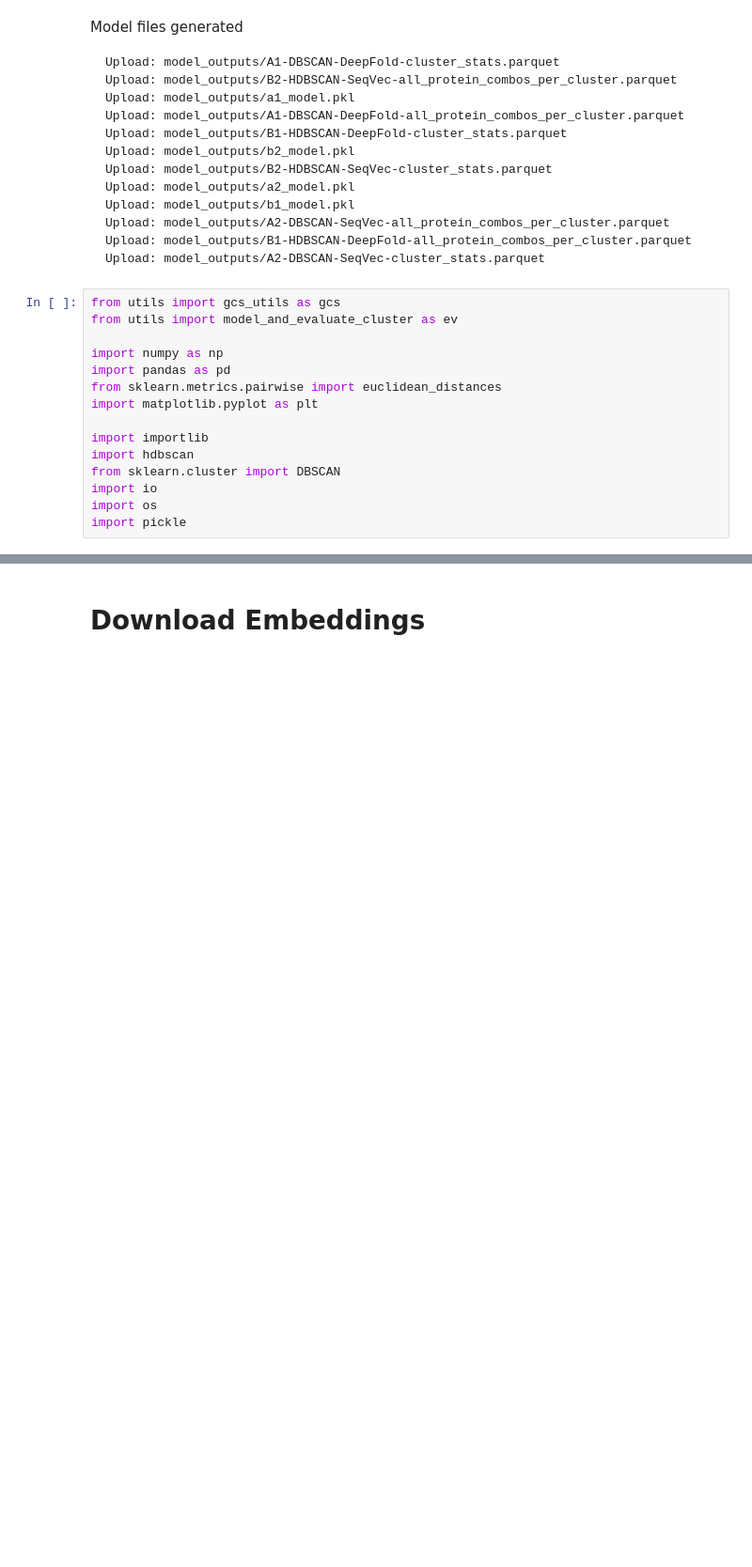
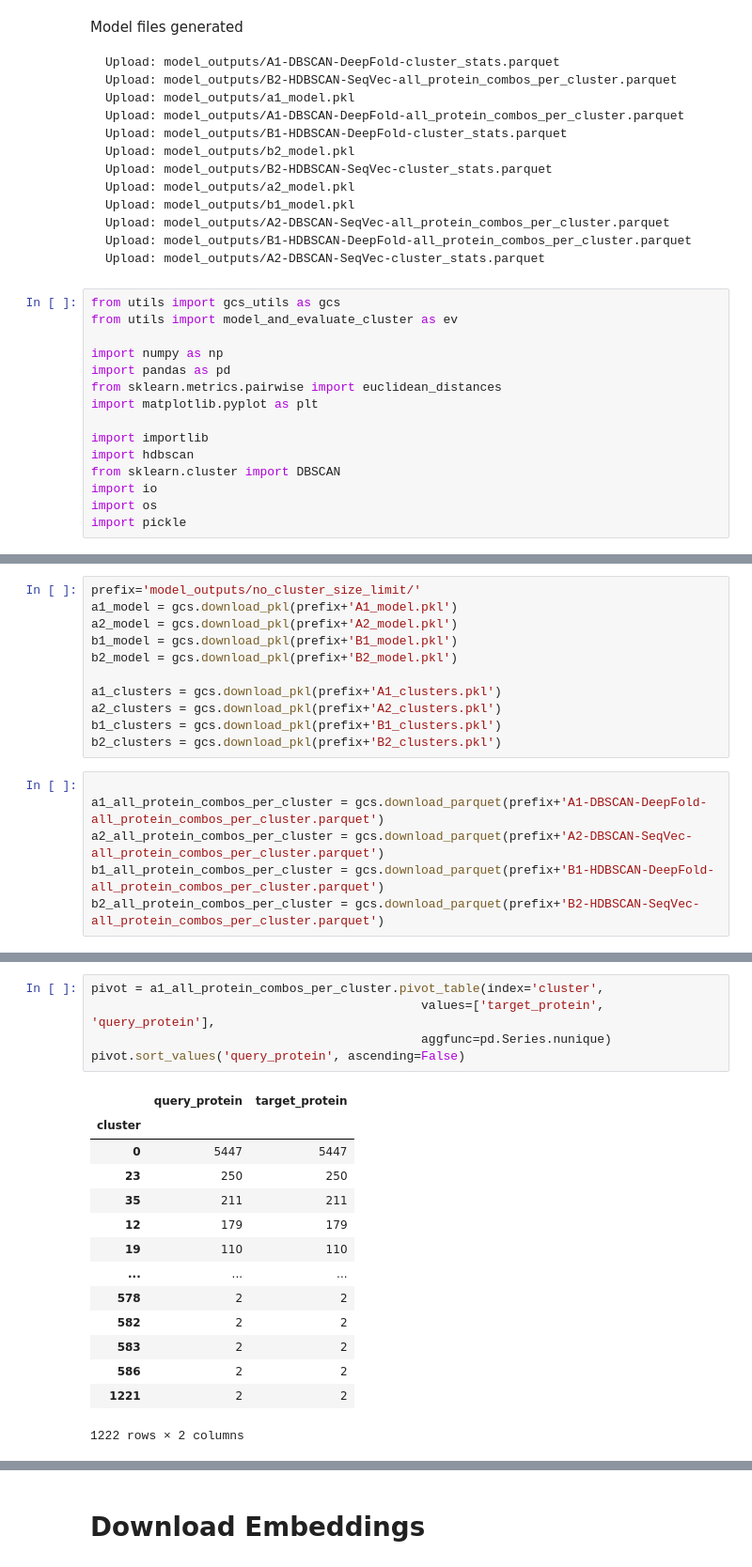
Before and after one commit to dptrsa-300/pss, a Jupyter notebook: Models.ipynb, the cells around one changed output, grey strips where cells are left out. Shown at 94% size. Drawn from its saved outputs; the diff is of its cells as text; blank space fills up the shorter version.

Commit message:
Bug fix in combo generation and DeepFold data processing

```diff
--- a/Models.ipynb
+++ b/Models.ipynb
@@ -89,0 +43,17 @@ Noise and largest cluster as % of total = () 11579 + 416 )/ 20504 = 0.5850078033
+# %%
+prefix='model_outputs/no_cluster_size_limit/'
+a1_model = gcs.download_pkl(prefix+'A1_model.pkl')
+a2_model = gcs.download_pkl(prefix+'A2_model.pkl')
+b1_model = gcs.download_pkl(prefix+'B1_model.pkl')
+b2_model = gcs.download_pkl(prefix+'B2_model.pkl')
+
+a1_clusters = gcs.download_pkl(prefix+'A1_clusters.pkl')
+a2_clusters = gcs.download_pkl(prefix+'A2_clusters.pkl')
+b1_clusters = gcs.download_pkl(prefix+'B1_clusters.pkl')
+b2_clusters = gcs.download_pkl(prefix+'B2_clusters.pkl')
+# %%
+
+a1_all_protein_combos_per_cluster = gcs.download_parquet(prefix+'A1-DBSCAN-DeepFold-all_protein_combos_per_cluster.parquet')
+a2_all_protein_combos_per_cluster = gcs.download_parquet(prefix+'A2-DBSCAN-SeqVec-all_protein_combos_per_cluster.parquet')
+b1_all_protein_combos_per_cluster = gcs.download_parquet(prefix+'B1-HDBSCAN-DeepFold-all_protein_combos_per_cluster.parquet')
+b2_all_protein_combos_per_cluster = gcs.download_parquet(prefix+'B2-HDBSCAN-SeqVec-all_protein_combos_per_cluster.parquet')
@@ -89,0 +73,20 @@ Noise and largest cluster as % of total = () 11579 + 416 )/ 20504 = 0.5850078033
+# %%
+pivot = a1_all_protein_combos_per_cluster.pivot_table(index='cluster',
+                                             values=['target_protein', 'query_protein'],
+                                             aggfunc=pd.Series.nunique)
+pivot.sort_values('query_protein', ascending=False)
+# %% [output]
+|  | query_protein | target_protein |
+| cluster |  |  |
+| 0 | 5447 | 5447 |
+| 23 | 250 | 250 |
+| 35 | 211 | 211 |
+| 12 | 179 | 179 |
+| 19 | 110 | 110 |
+| ... | ... | ... |
+| 578 | 2 | 2 |
+| 582 | 2 | 2 |
+| 583 | 2 | 2 |
+| 586 | 2 | 2 |
+| 1221 | 2 | 2 |
+1222 rows × 2 columns
```
Also changed, not shown: parts of 38 cells of this notebook, 3 other files.
